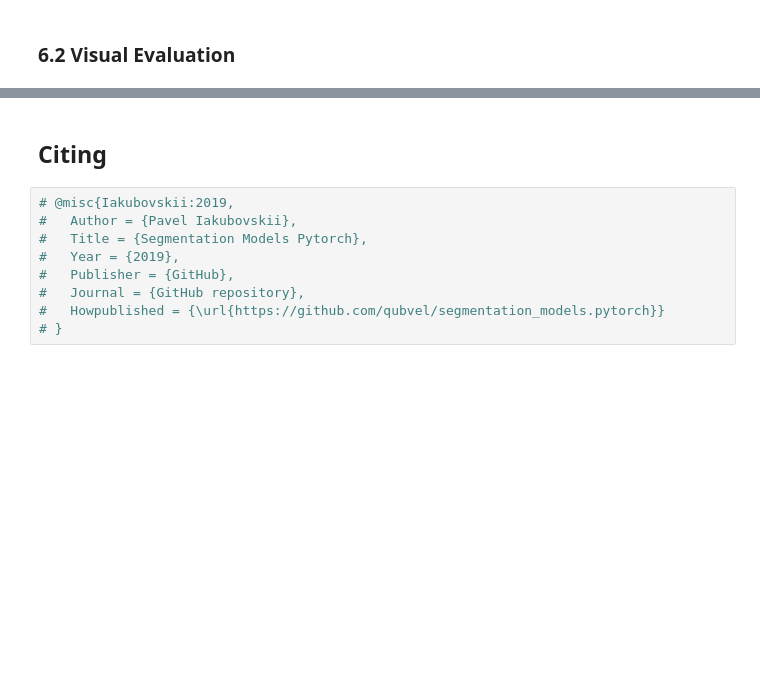
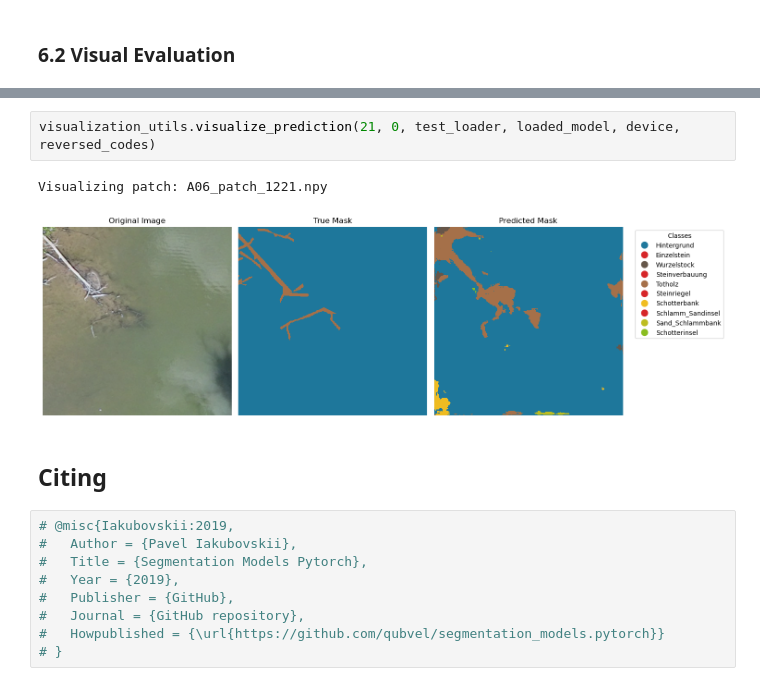
Before and after one commit to hiebschi/MoSE, a Jupyter notebook: notebooks/02_training.ipynb, the cells around one changed output, grey strips where cells are left out. Cells and saved outputs as stored; diff of their text form; blank space fills up the shorter version.

```diff
--- a/notebooks/02_training.ipynb
+++ b/notebooks/02_training.ipynb
@@ -833,3 +715,8 @@ A06_patch_1221.npy
+# %%
+visualization_utils.visualize_prediction(21, 0, test_loader, loaded_model, device, reversed_codes)
+# %% [output]
+Visualizing patch: A06_patch_1221.npy
+[figure, added]
 # %% [markdown]
 ## Citing
 # %%
```
Also changed, not shown: parts of 7 cells of this notebook, 1 other file.
